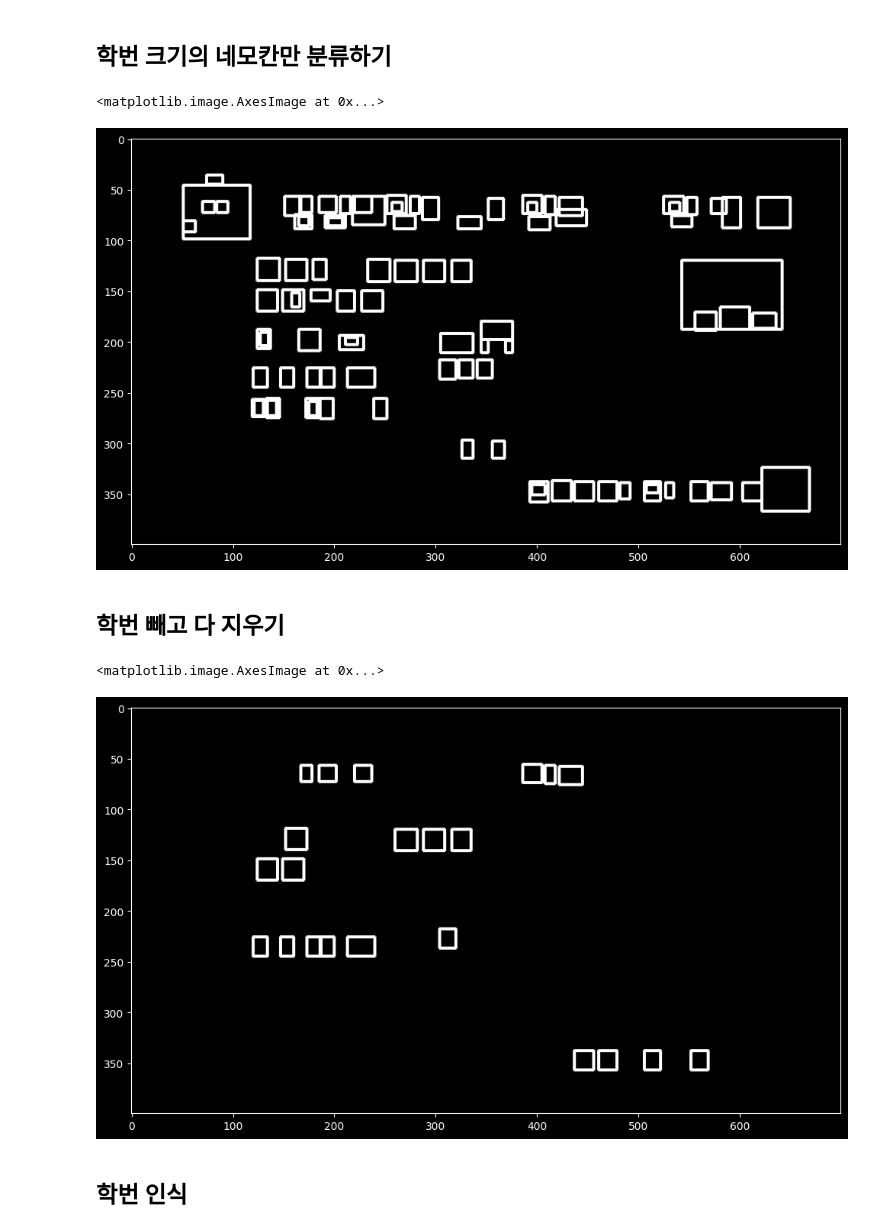
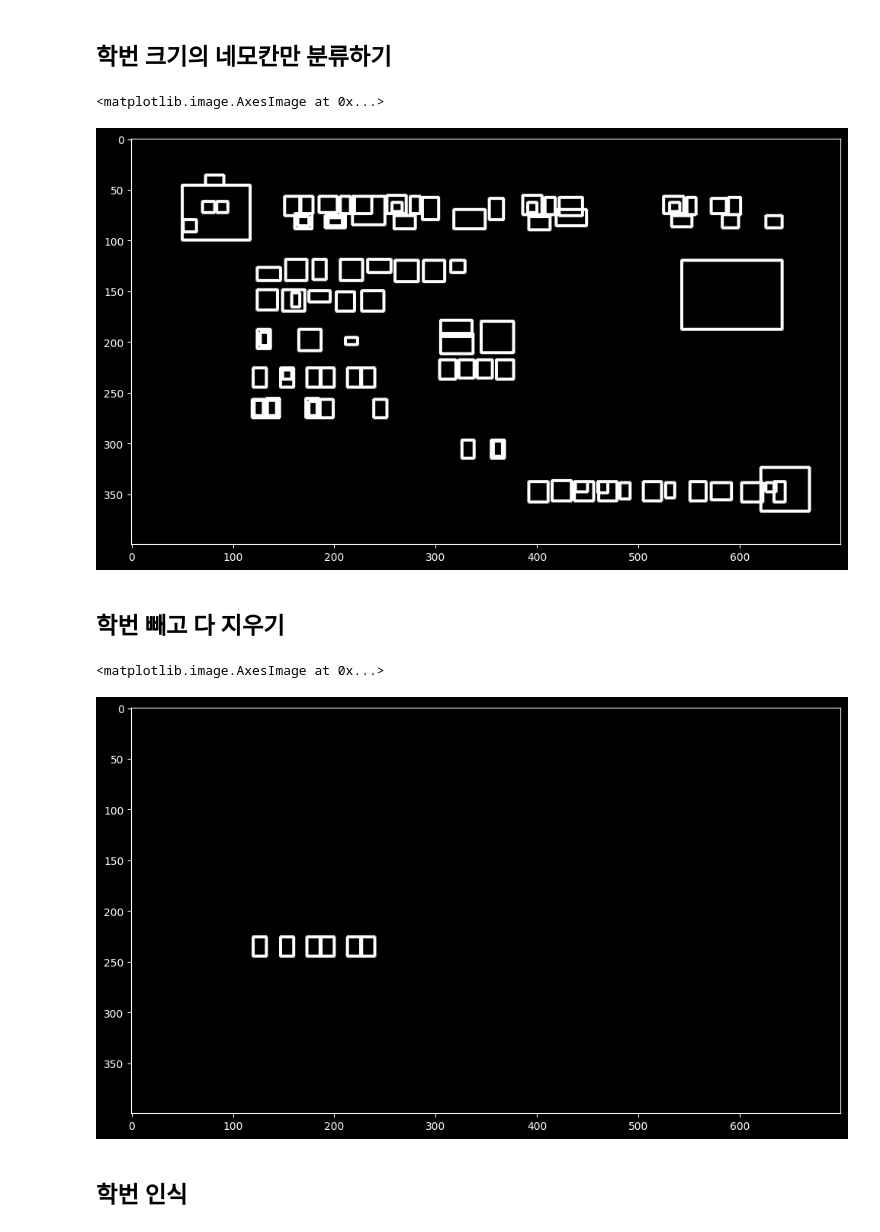
Before and after one commit to Lee-ChangHo/Student-ID-Recognition-Project, a Jupyter notebook: Student ID Recognition_4(pytesseract 사용, 회전된 이미지 사용 버전).ipynb, the cells around one changed output. Drawn from its saved outputs; the diff is of its cells as text; code cells hidden in the pictures.

```diff
--- a/Student ID Recognition_4(pytesseract 사용, 회전된 이미지 사용 버전).ipynb
+++ b/Student ID Recognition_4(pytesseract 사용, 회전된 이미지 사용 버전).ipynb
@@ -72,7 +72,7 @@ plt.imshow(rotated, cmap='gray')
 #GaussianBlur: 노이즈를 줄이기 위해서
 #adaptiveThreshold: 이미지 구별 쉽게 0 or 255 로 (검정 or 흰색으로)
 
-img_blurred = cv2.GaussianBlur(rotated, ksize=(7, 7), sigmaX=0)
+img_blurred = cv2.GaussianBlur(rotated, ksize=(5, 5), sigmaX=0)
 
 img_thresh = cv2.adaptiveThreshold(
     img_blurred,
@@ -187,16 +187,16 @@ plt.figure(figsize=(12, 10))
 plt.imshow(temp_result, cmap='gray')
 # %% [output]
 <matplotlib.image.AxesImage at 0x...>
-[figure, old version]
+[figure, new version]
 # %% [markdown]
 ## 학번 빼고 다 지우기
 # %%
 MAX_DIAG_MULTIPLYER = 5 # 5  대각선길이
-MAX_ANGLE_DIFF = 12.0 # 12.0  1번째 contour와 2번째 contour 의 각도
-MAX_AREA_DIFF = 0.5 # 0.5  면적의 차이
+MAX_ANGLE_DIFF = 10.0 # 12.0  1번째 contour와 2번째 contour 의 각도
+MAX_AREA_DIFF = 0.05 # 0.5  면적의 차이
 MAX_WIDTH_DIFF = 10 # 너비 차이
-MAX_HEIGHT_DIFF = 0.01 # 높이 차이
-MIN_N_MATCHED = 3 # 3 # 위에 조건들이 3개이상 충족해야 번호판이다
+MAX_HEIGHT_DIFF = 0.001 # 높이 차이
+MIN_N_MATCHED = 5  # 위에 조건들이 4개이상 충족해야 번호판이다
 
 # find_chars 함수로 지정한다. 나중에 재귀함수로 반복해서 찾기 위함이다. idx값 저장
 
@@ -252,34 +252,34 @@ def find_chars(contour_list):
         unmatched_contour = np.take(possible_contours, unmatched_contour_idx)
 
         # recursive
         recursive_contour_list = find_chars(unmatched_contour)
 
         for idx in recursive_contour_list:
             matched_result_idx.append(idx)
 
         break
 
     return matched_result_idx
 
 result_idx = find_chars(possible_contours)
 
 matched_result = []
 for idx_list in result_idx:
     matched_result.append(np.take(possible_contours, idx_list))
 
 # visualize possible contours
 temp_result = np.zeros((height, width, channel), dtype=np.uint8)
 
 for r in matched_result:
     for d in r:
 #         cv2.drawContours(temp_result, d['contour'], -1, (255, 255, 255))
         cv2.rectangle(temp_result, pt1=(d['x'], d['y']), pt2=(d['x']+d['w'], d['y']+d['h']), color=(255, 255, 255), thickness=2)
 
 plt.figure(figsize=(12, 10))
 plt.imshow(temp_result, cmap='gray')
 # %% [output]
 <matplotlib.image.AxesImage at 0x...>
-[figure, old version]
+[figure, new version]
 # %% [markdown]
 ## 학번 인식
 # %%
```
Also changed, not shown: parts of 6 cells of this notebook.
